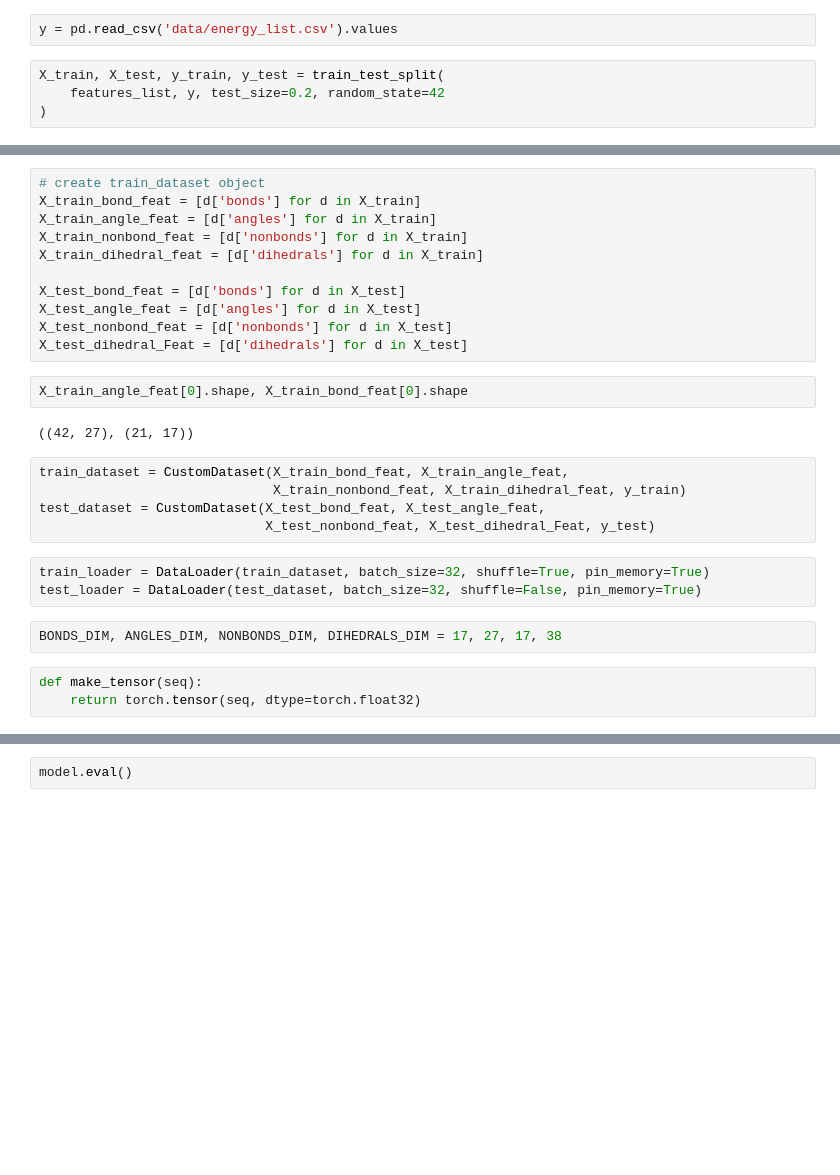
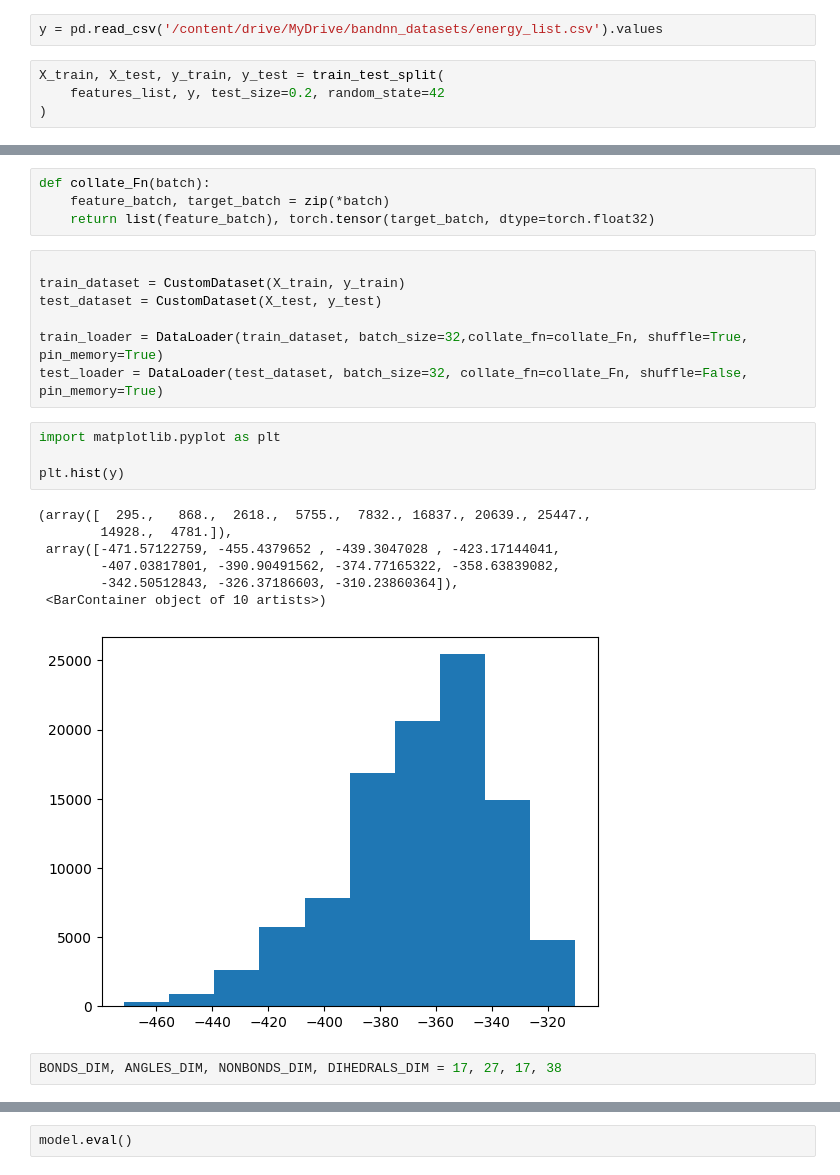
Before and after one commit to adithyamauryakr/BANDNN_PyTorch, a Jupyter notebook: BANDNN_mirror.ipynb, the cells around one changed output, grey strips where cells are left out. Saved outputs shown, nothing was run; the diff lists cells and outputs as text; blank space fills up the shorter version.

```diff
--- a/BANDNN_mirror.ipynb
+++ b/BANDNN_mirror.ipynb
@@ -28,7 +58,7 @@ print(len(features_list))
 # %% [output]
 100000
 # %%
-y = pd.read_csv('data/energy_list.csv').values
+y = pd.read_csv('/content/drive/MyDrive/bandnn_datasets/energy_list.csv').values
 # %%
 X_train, X_test, y_train, y_test = train_test_split(
     features_list, y, test_size=0.2, random_state=42
@@ -55,30 +78,27 @@ class CustomDataset(Dataset):
-# %%
-# create train_dataset object
-X_train_bond_feat = [d['bonds'] for d in X_train]
-X_train_angle_feat = [d['angles'] for d in X_train]
-X_train_nonbond_feat = [d['nonbonds'] for d in X_train]
-X_train_dihedral_feat = [d['dihedrals'] for d in X_train]
-
-X_test_bond_feat = [d['bonds'] for d in X_test]
-X_test_angle_feat = [d['angles'] for d in X_test]
-X_test_nonbond_feat = [d['nonbonds'] for d in X_test]
-X_test_dihedral_Feat = [d['dihedrals'] for d in X_test]
-# %%
-X_train_angle_feat[0].shape, X_train_bond_feat[0].shape
-# %% [output]
-((42, 27), (21, 17))
-# %%
-train_dataset = CustomDataset(X_train_bond_feat, X_train_angle_feat,
-                              X_train_nonbond_feat, X_train_dihedral_feat, y_train)
-test_dataset = CustomDataset(X_test_bond_feat, X_test_angle_feat,
-                             X_test_nonbond_feat, X_test_dihedral_Feat, y_test)
+# %%
+def collate_Fn(batch):
+    feature_batch, target_batch = zip(*batch)
+    return list(feature_batch), torch.tensor(target_batch, dtype=torch.float32)
 # %%
-train_loader = DataLoader(train_dataset, batch_size=32, shuffle=True, pin_memory=True)
-test_loader = DataLoader(test_dataset, batch_size=32, shuffle=False, pin_memory=True)
+
+train_dataset = CustomDataset(X_train, y_train)
+test_dataset = CustomDataset(X_test, y_test)
+
+train_loader = DataLoader(train_dataset, batch_size=32,collate_fn=collate_Fn, shuffle=True, pin_memory=True)
+test_loader = DataLoader(test_dataset, batch_size=32, collate_fn=collate_Fn, shuffle=False, pin_memory=True)
+# %%
+import matplotlib.pyplot as plt
+
+plt.hist(y)
+# %% [output]
+(array([  295.,   868.,  2618.,  5755.,  7832., 16837., 20639., 25447.,
+        14928.,  4781.]),
+ array([-471.57122759, -455.4379652 , -439.3047028 , -423.17144041,
+        -407.03817801, -390.90491562, -374.77165322, -358.63839082,
+        -342.50512843, -326.37186603, -310.23860364]),
+ <BarContainer object of 10 artists>)
+[figure, added]
 # %%
 BONDS_DIM, ANGLES_DIM, NONBONDS_DIM, DIHEDRALS_DIM = 17, 27, 17, 38
-# %%
-def make_tensor(seq):
-    return torch.tensor(seq, dtype=torch.float32)
 # %%
 class BANDNN(nn.Module):
```
Also changed, not shown: parts of 18 cells of this notebook.
